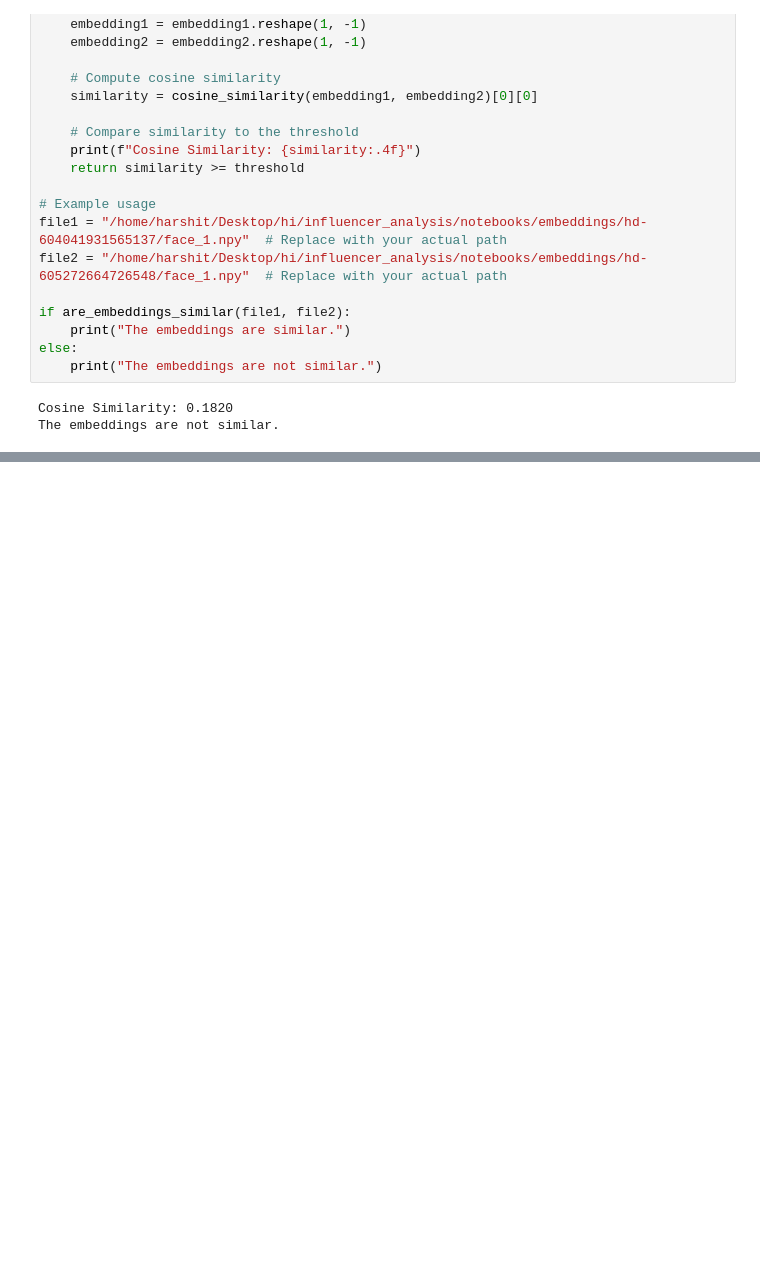
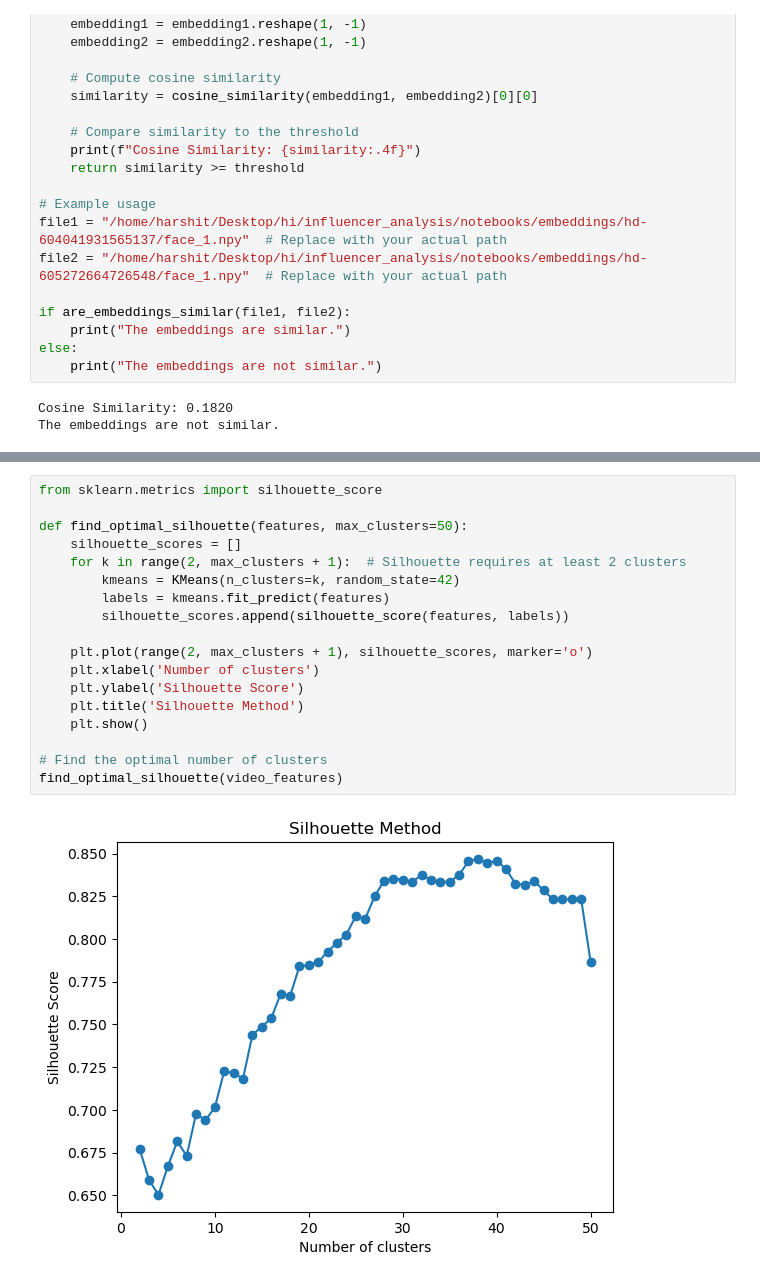
Before and after one commit to Yashwanth12321/Influencer-anaysis, a Jupyter notebook: notebooks/hi.ipynb, the cells around one changed output, grey strips where cells are left out. Drawn from its saved outputs; the diff is of its cells as text; blank space fills up the shorter version.

```diff
--- a/notebooks/hi.ipynb
+++ b/notebooks/hi.ipynb
@@ -376,0 +576,20 @@ The embeddings are not similar.
+# %%
+from sklearn.metrics import silhouette_score
+
+def find_optimal_silhouette(features, max_clusters=50):
+    silhouette_scores = []
+    for k in range(2, max_clusters + 1):  # Silhouette requires at least 2 clusters
+        kmeans = KMeans(n_clusters=k, random_state=42)
+        labels = kmeans.fit_predict(features)
+        silhouette_scores.append(silhouette_score(features, labels))
+
+    plt.plot(range(2, max_clusters + 1), silhouette_scores, marker='o')
+    plt.xlabel('Number of clusters')
+    plt.ylabel('Silhouette Score')
+    plt.title('Silhouette Method')
+    plt.show()
+
+# Find the optimal number of clusters
+find_optimal_silhouette(video_features)
+# %% [output]
+[figure, added]
```
Also changed, not shown: parts of 10 cells of this notebook, 11 other files.
